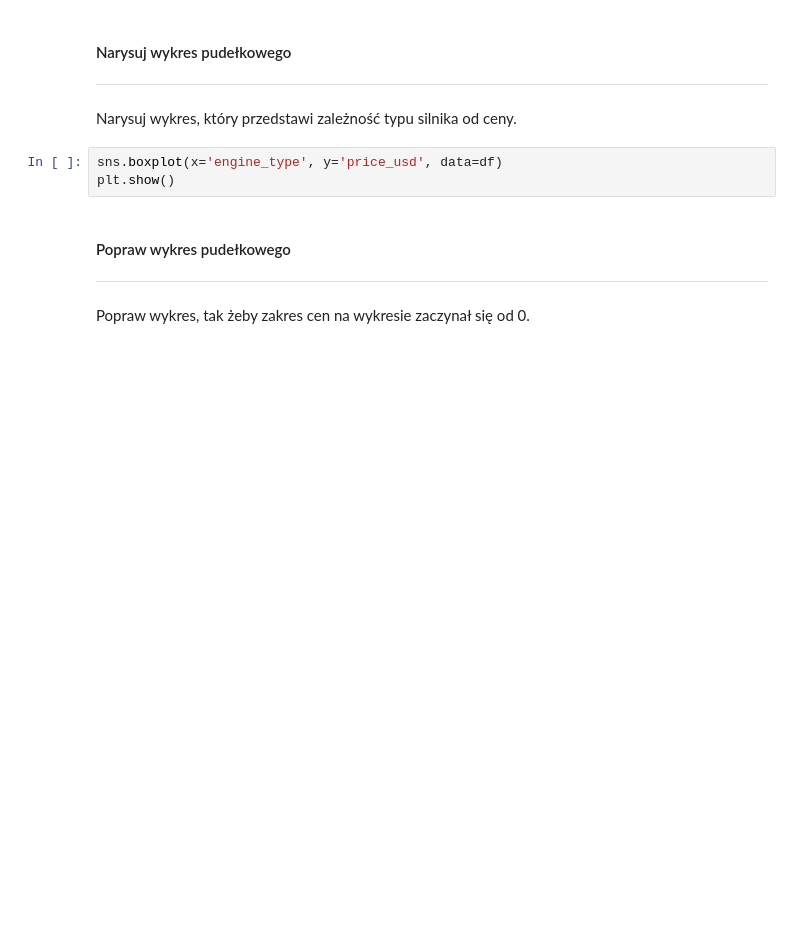
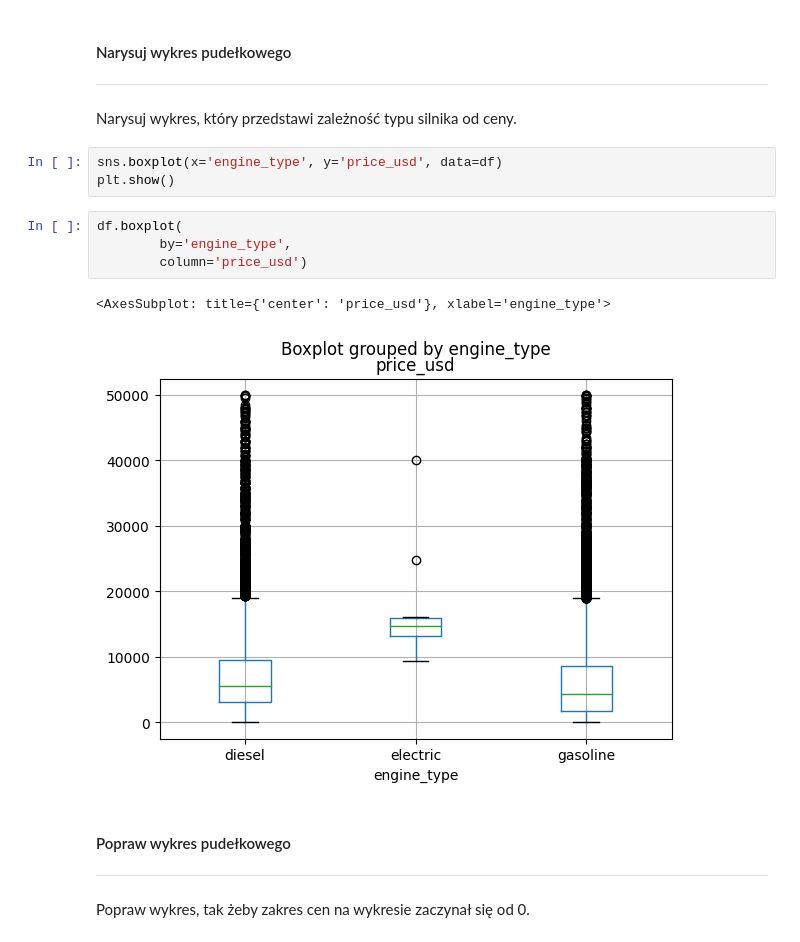
Before and after one commit to jhkwapisz/Big-data, a Jupyter notebook: Big_Data_3/Big_Data_3_solutions.ipynb, the cells around one changed output. Drawn from its saved outputs; the diff is of its cells as text; blank space fills up the shorter version.

```diff
--- a/Big_Data_3/Big_Data_3_solutions.ipynb
+++ b/Big_Data_3/Big_Data_3_solutions.ipynb
@@ -40,6 +48,13 @@ Narysuj wykres, który przedstawi zależność typu silnika od ceny.
 # %%
 sns.boxplot(x='engine_type', y='price_usd', data=df)
 plt.show()
+# %%
+df.boxplot(
+        by='engine_type',
+        column='price_usd')
+# %% [output]
+<AxesSubplot: title={'center': 'price_usd'}, xlabel='engine_type'>
+[figure, added]
 # %% [markdown]
 #### Popraw wykres pudełkowego
 ***
```
Also changed, not shown: parts of 1 cell of this notebook.
